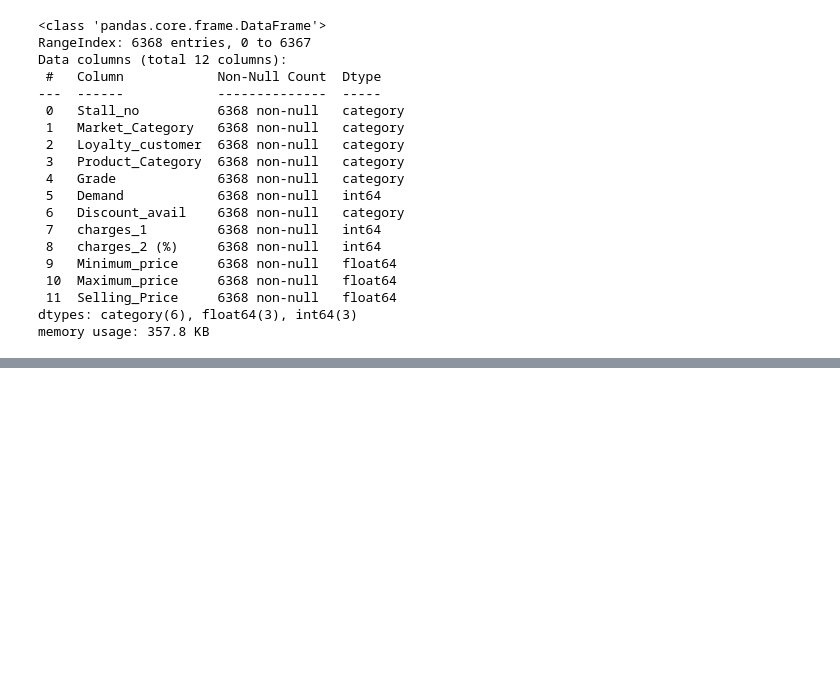
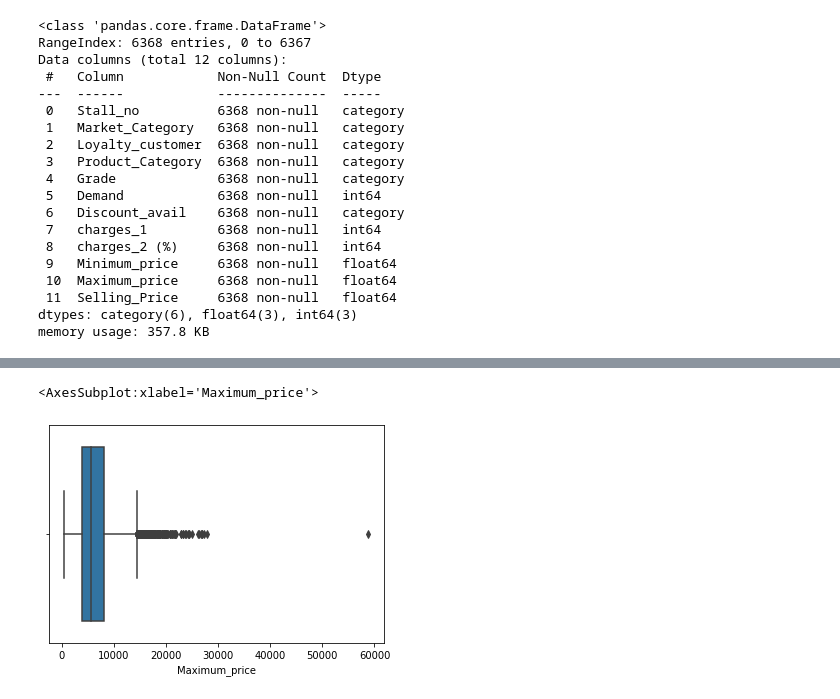
Before and after one commit to shreeratn/carnival-challange, a Jupyter notebook: models.ipynb, the cells around one changed output, grey strips where cells are left out. Drawn from its saved outputs; the diff is of its cells as text; code cells hidden in the pictures; blank space fills up the shorter version.

```diff
--- a/models.ipynb
+++ b/models.ipynb
@@ -43,0 +57,5 @@ print(sorted(train.charges_1.unique()))
+# %%
+sns.boxplot(train['Maximum_price'])
+# %% [output]
+<AxesSubplot:xlabel='Maximum_price'>
+[figure, added]
```
Also changed, not shown: parts of 5 cells of this notebook.
